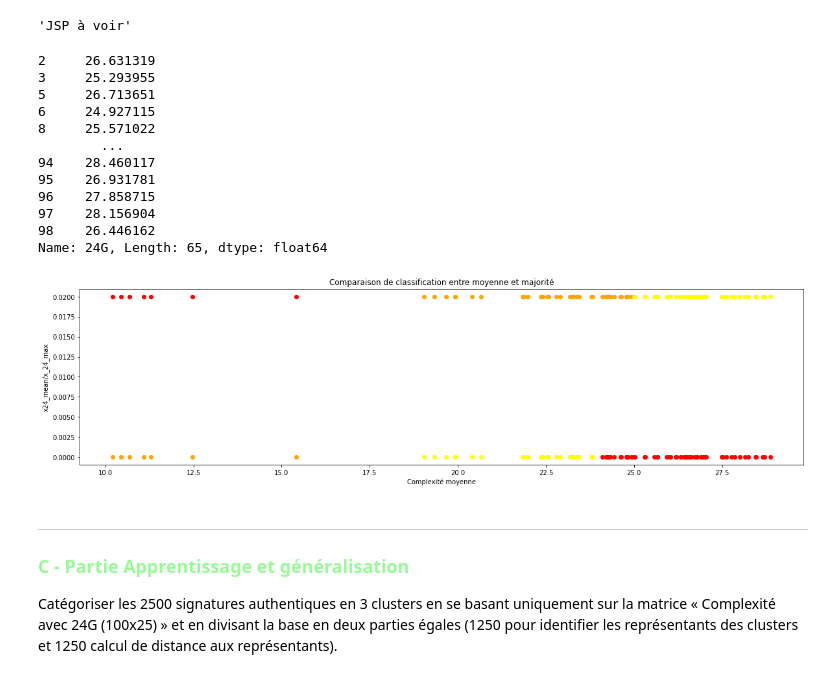
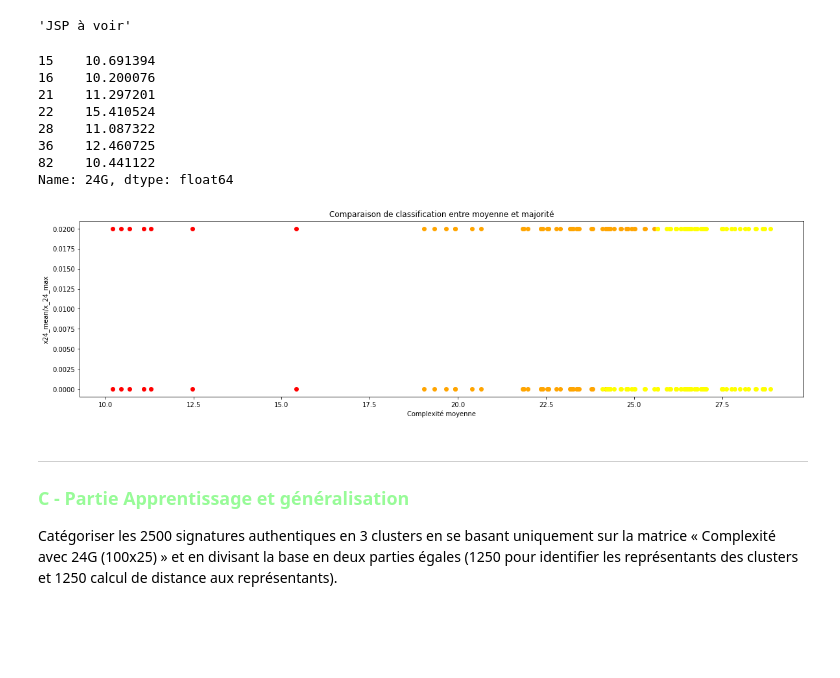
Before and after one commit to Ohm-T/Unsupervised-Classification, a Jupyter notebook: Project_2_Analysis_of_handwritten_signatures_for_identity_verification_identity_verification.ipynb, the cells around one changed output. Cells and saved outputs as stored; diff of their text form; code cells hidden in the pictures; blank space fills up the shorter version.

```diff
--- a/Project_2_Analysis_of_handwritten_signatures_for_identity_verification_identity_verification.ipynb
+++ b/Project_2_Analysis_of_handwritten_signatures_for_identity_verification_identity_verification.ipynb
@@ -149,9 +153,8 @@ res_8 = scale8.fit_transform(dt8)
 res_24 = scale24.fit_transform(dt24)
 
 
-
 gmm = GaussianMixture(n_components = n_cluster)
 
-pred_4 = gmm.fit_predict(dt4)
-pred_8 = gmm.fit_predict(dt8)
-pred_24 = gmm.fit_predict(dt24)
+pred_4 = gmm.fit_predict(res_4)
+pred_8 = gmm.fit_predict(res_8)
+pred_24 = gmm.fit_predict(res_24)
@@ -443,7 +456,7 @@ gmm = GaussianMixture(n_components = n_cluster)
 sig_pred24 = gmm.fit_predict(scaled_24)
 
 fig = plt.figure(figsize=(20,10))
-color = ['red', 'orange', 'yellow']
+color = ['orange', 'red', 'yellow']
 for i in range(n_cluster):
   plt.scatter(dt_sig24[sig_pred24==i], np.zeros(len(dt_sig24[sig_pred24==i])), color=color[i])
 plt.title('Clustering des complexitées moyennes pour 24G')
@@ -486,41 +498,36 @@ plt.show()
 # %%
 # Pourrions-nous classer les individus en s’appuyant sur les mesures de complexité de chacune de leurs signatures (et non la moyenne) ?
 
 '''Si classification vraie selon les signatures d'une même personne, on peut classer la personne dans le cluster qui correspond au cluster
-dans lequel le nombre deses signatures est maximal'''
+dans lequel le nombre de ses signatures est maximal'''
 
 res = sig_pred24.reshape(100,25)
 classif_max = np.array([np.argmax(np.bincount(res[i])) for i in range(100)])
 
 # Comparaison entre max et la moyenne pour 24G gmm
 n_cluster = 3
-print(mean_complexity['24G'][classif_max==1])
 fig = plt.figure(figsize=(20,5))
 color = ['red', 'orange', 'yellow']
-colors = ['yellow', 'red', 'orange']
+colors = ['orange', 'red', 'yellow']
 for i in range(n_cluster):
   x24_max = mean_complexity['24G'][classif_max==i]
   x24_mean = mean_complexity['24G'][pred_24==i]
   plt.scatter(x24_max, np.zeros(len(x24_max)), color=colors[i])
   plt.scatter(x24_mean, np.ones(len(x24_mean))*0.02, color=color[i])
 plt.title('Comparaison de classification entre moyenne et majorité')
 plt.xlabel('Complexité moyenne')
 plt.ylabel('x24_mean/x_24_max')
 plt.show()
 # %% [output]
-2     26.631319
-3     25.293955
-5     26.713651
-6     24.927115
-8     25.571022
-        ...
-94    28.460117
-95    26.931781
-96    27.858715
-97    28.156904
-98    26.446162
-Name: 24G, Length: 65, dtype: float64
+15    10.691394
+16    10.200076
+21    11.297201
+22    15.410524
+28    11.087322
+36    12.460725
+82    10.441122
+Name: 24G, dtype: float64
-[figure, old version]
+[figure, new version]
 # %% [markdown]
 
 
```
Also changed, not shown: parts of 13 cells of this notebook.
